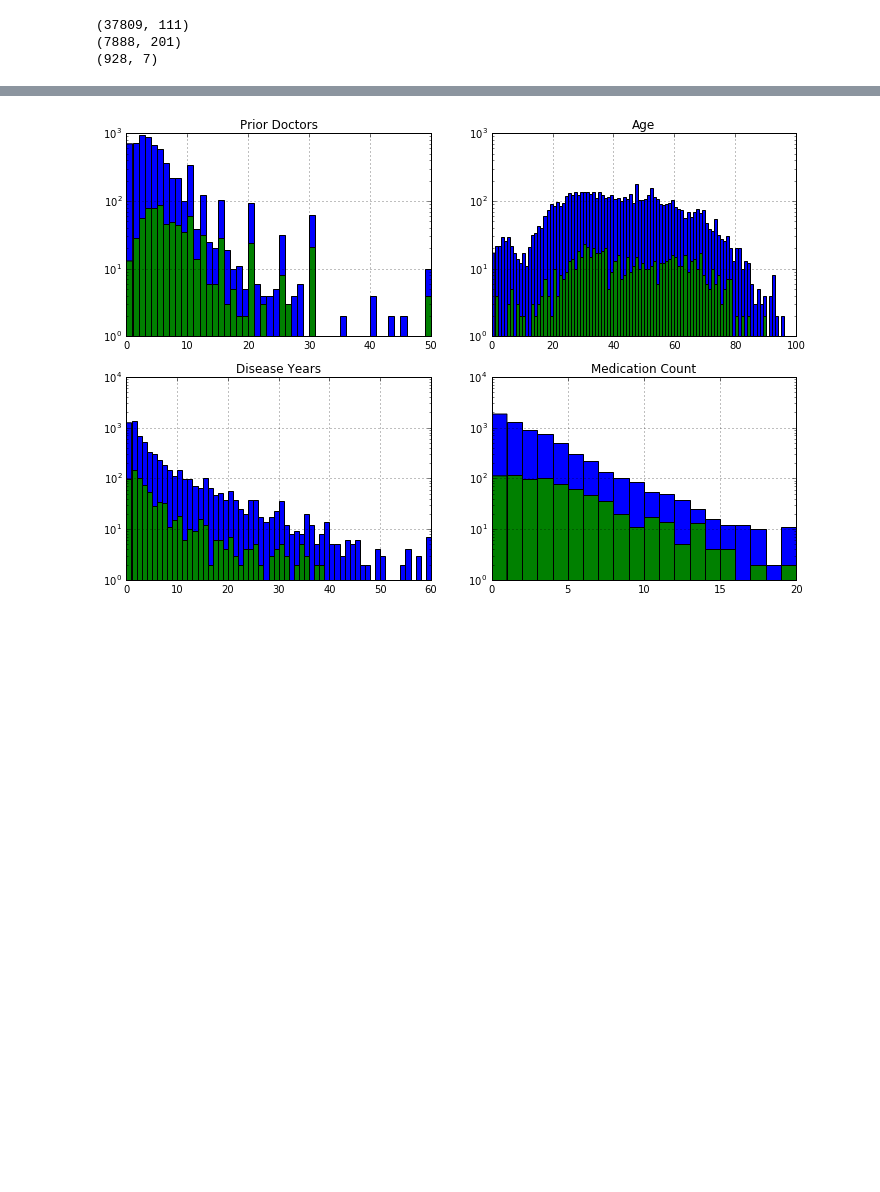
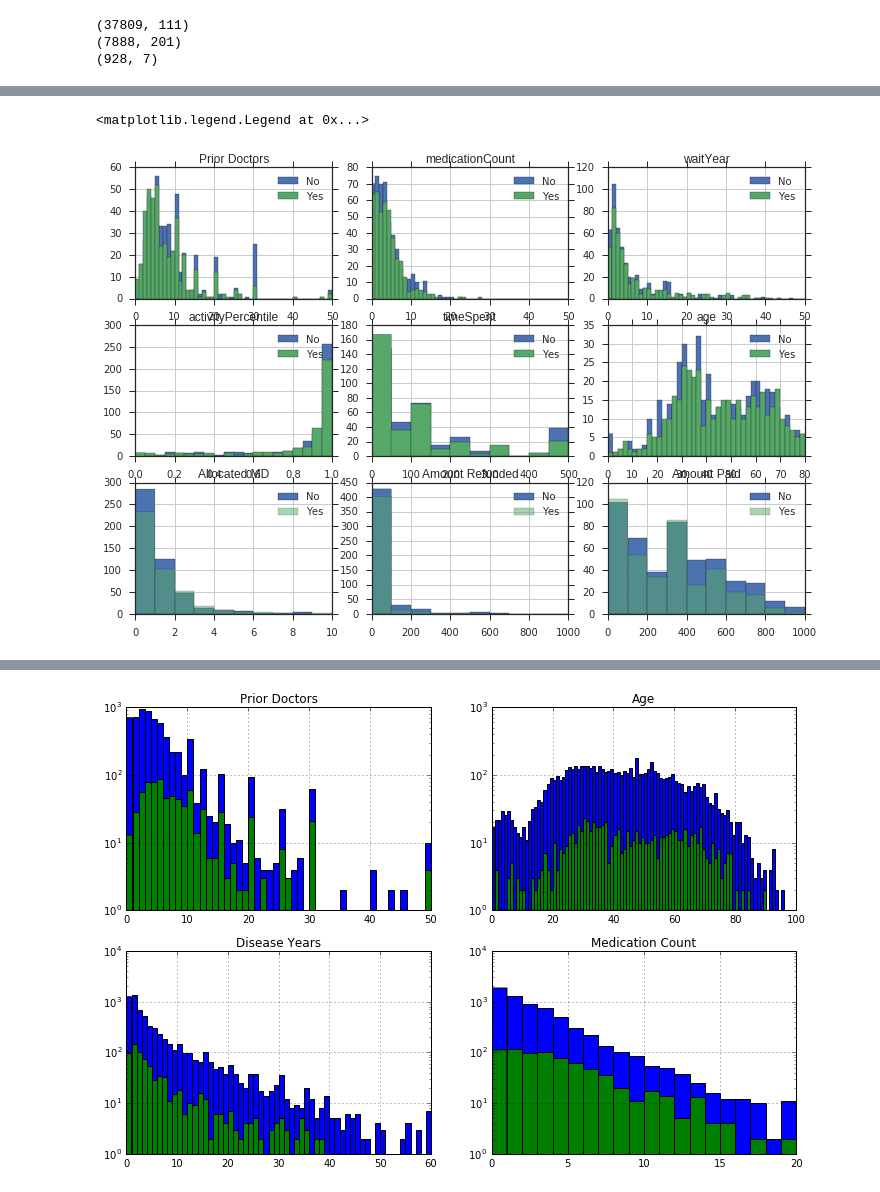
Before and after one commit to mhaytmyr/Insight, a Jupyter notebook: Week3.ipynb, the cells around one changed output, grey strips where cells are left out. Cells and saved outputs as stored; diff of their text form; code cells hidden in the pictures; blank space fills up the shorter version.

```diff
--- a/Week3.ipynb
+++ b/Week3.ipynb
@@ -26,3 +26,6 @@ print(survey.shape)
 (37809, 111)
 (7888, 201)
 (928, 7)
+# %%
+for item in medcases.columns:
+    print(item)
@@ -183,0 +263,62 @@ From Dictionary
+# %%
+%matplotlib inline
+import matplotlib.pyplot as plt
+
+fig = plt.figure()
+ax1 = fig.add_subplot(331)
+allMerged[allMerged['insight']==False]['priorDoctors'].hist(bins=50, range=[0,50],figsize=(12,8),label="No")
+allMerged[allMerged['insight']==True]['priorDoctors'].hist(bins=50, range=[0,50], label="Yes")
+ax1.title.set_text('Prior Doctors')
+ax1.legend()
+#ax1.set_yscale("log", nonposx='clip')
+ax2 = fig.add_subplot(332)
+allMerged[allMerged['insight']==False]['medicationCount'].hist(bins=50, range=[0,50],figsize=(12,8),label="No")
+allMerged[allMerged['insight']==True]['medicationCount'].hist(bins=50, range=[0,50], label="Yes")
+ax2.title.set_text('medicationCount')
+ax2.legend()
+
+ax3 = fig.add_subplot(333)
+allMerged[allMerged['insight']==False]['waitYear'].hist(bins=50, range=[0,50],figsize=(12,8),label="No")
+allMerged[allMerged['insight']==True]['waitYear'].hist(bins=50, range=[0,50], label="Yes")
+ax3.title.set_text('waitYear')
+ax3.legend()
+
+ax4 = fig.add_subplot(334)
+allMerged[allMerged['insight']==False]['activityPercentile'].hist(bins=20, range=[0,1],figsize=(12,8),label="No")
+allMerged[allMerged['insight']==True]['activityPercentile'].hist(bins=20, range=[0,1], label="Yes")
+ax4.title.set_text('activityPercentile')
+ax4.legend()
+
+ax5 = fig.add_subplot(335)
+allMerged[allMerged['insight']==False]['timeSpent'].hist(bins=10, range=[0,500],figsize=(12,8),label="No")
+allMerged[allMerged['insight']==True]['timeSpent'].hist(bins=10, range=[0,500], label="Yes")
+ax5.title.set_text('timeSpent')
+ax5.legend()
+
+ax6 = fig.add_subplot(336)
+allMerged[allMerged['insight']==False]['age'].hist(bins=40, range=[0,80],figsize=(12,8),label="No")
+allMerged[allMerged['insight']==True]['age'].hist(bins=40, range=[0,80], label="Yes")
+ax6.title.set_text('age')
+ax6.legend()
+
+ax7 = fig.add_subplot(337)
+allMerged[allMerged['insight']==False]['allocatedMD'].hist(bins=10, range=[0,10],figsize=(12,8),label="No")
+allMerged[allMerged['insight']==True]['allocatedMD'].hist(bins=10, range=[0,10], label="Yes", alpha=0.5)
+ax7.title.set_text('Allocated MD')
+ax7.legend()
+
+
+ax8 = fig.add_subplot(338)
+allMerged[allMerged['insight']==False]['amountRefunded'].hist(bins=10, range=[0,1000],figsize=(12,8),label="No")
+allMerged[allMerged['insight']==True]['amountRefunded'].hist(bins=10, range=[0,1000], label="Yes", alpha=0.5)
+ax8.title.set_text('Amount Refunded')
+ax8.legend()
+
+ax9 = fig.add_subplot(339)
+allMerged[allMerged['insight']==False]['amountPaid'].hist(bins=10, range=[0,1000],figsize=(12,8),label="No")
+allMerged[allMerged['insight']==True]['amountPaid'].hist(bins=10, range=[0,1000], label="Yes", alpha=0.5)
+ax9.title.set_text('Amount Paid')
+ax9.legend()
+# %% [output]
+<matplotlib.legend.Legend at 0x...>
+[figure, added]
```
Also changed, not shown: parts of 16 cells of this notebook.
